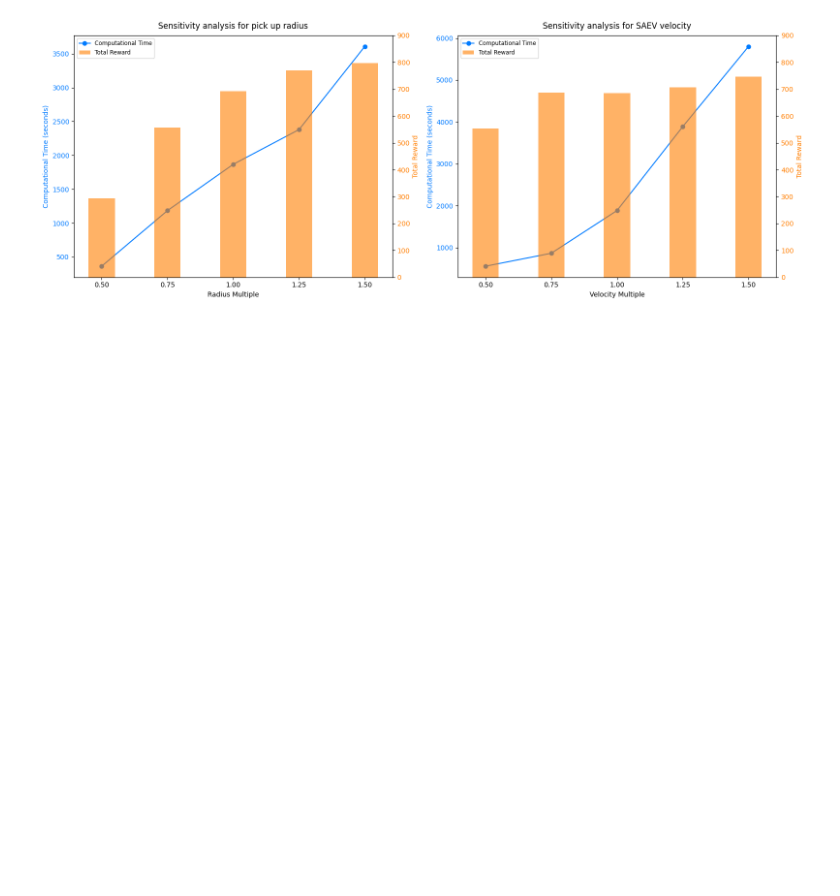
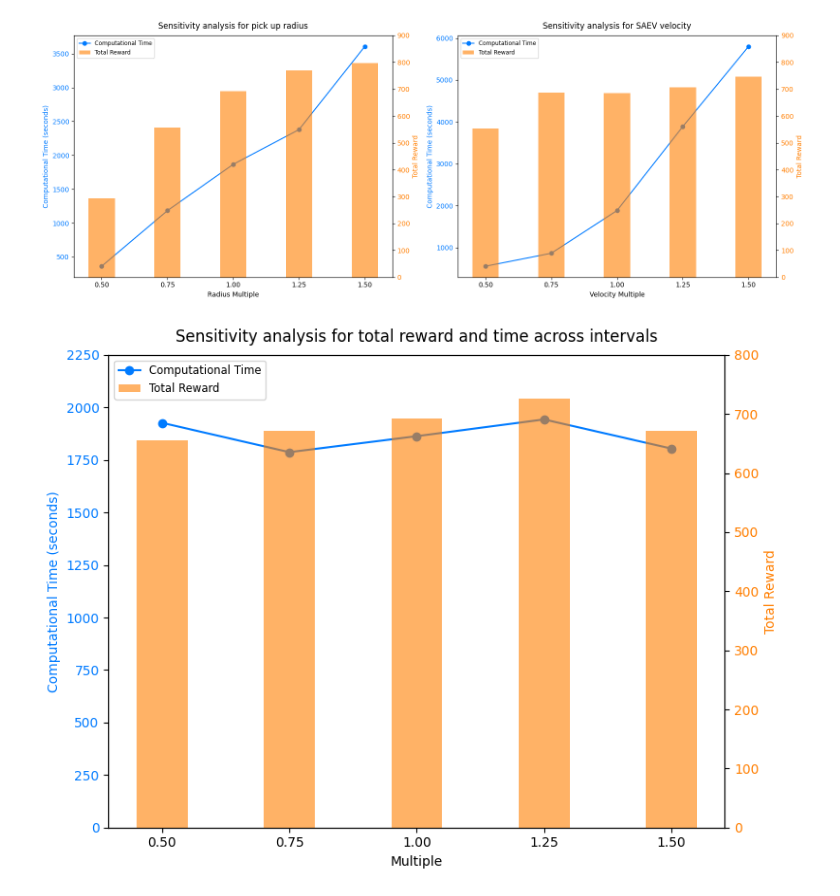
Before and after one commit to DingJin01/MILP-QL-Model-for-SAEV-Operation, a Jupyter notebook: figure/figure.ipynb, the cells around one changed output. Cells and saved outputs as stored; diff of their text form; code cells hidden in the pictures; blank space fills up the shorter version.

```diff
--- a/figure/figure.ipynb
+++ b/figure/figure.ipynb
@@ -97,6 +97,64 @@ velocity_data = {
 create_combined_plots(radius_data, velocity_data, time_color='#007BFF', reward_color='#FF7F00')
 # %% [output]
 [figure]
+# %%
+import matplotlib.pyplot as plt
+
+# New data for total reward and total time across all time intervals
+interval_multiples = [0.5, 0.75, 1.0, 1.25, 1.5]
+interval_rewards = [
+    655.9886503733549,
+    671.5643860781743,
+    692.6726944294169,
+    725.4507792912812,
+    671.0806239605962
+]
+interval_times = [
+    1926.81,
+    1787.11,
+    1863.17,
+    1943.01,
+    1804.20
+]
+
+def create_single_plot(interval_data, time_color='#007BFF', reward_color='#FF7F00'):
+    fig, ax1 = plt.subplots(figsize=(8, 6))  # Single plot with combined data
+
+    # X-axis and labels
+    ax1.set_xlabel('Multiple')
+    ax1.set_ylabel('Computational Time (seconds)', color=time_color)
+    time_line, = ax1.plot(interval_data['multiples'], interval_data['times'], marker='o', color=time_color, label='Computational Time')
+    ax1.tick_params(axis='y', labelcolor=time_color)
+    ax1.set_xticks([0.5, 0.75, 1.0, 1.25, 1.5])
+    ax1.set_title('Sensitivity analysis for total reward and time across intervals', pad=10)
+    ax1.set_ylim(0, 2250)
+
+    # Second y-axis for total reward
+    ax2 = ax1.twinx()
+    bar_width = 0.1
+    reward_bar = ax2.bar(interval_data['multiples'], interval_data['rewards'], width=bar_width, color=reward_color, alpha=0.6, label='Total Reward')
+    ax2.set_ylabel('Total Reward', color=reward_color)
+    ax2.tick_params(axis='y', labelcolor=reward_color)
+    ax2.set_ylim(0, 800)
+
+    # Combine both legends into one
+    ax1.legend([time_line, reward_bar], ['Computational Time', 'Total Reward'], loc='upper left', fontsize='small')
+
+    plt.tight_layout()
+    plt.savefig("total_sensitivity_analysis.svg", format="svg")
+    plt.show()
+
+# Combine new data into a dictionary
+interval_data = {
+    'multiples': interval_multiples,
+    'rewards': interval_rewards,
+    'times': interval_times
+}
+
+# Create a single plot for the new data
+create_single_plot(interval_data, time_color='#007BFF', reward_color='#FF7F00')
+# %% [output]
+[figure, added]
 # %%
 import matplotlib.pyplot as plt
 import numpy as np
```
Also changed, not shown: parts of 2 cells of this notebook, 8 other files.
